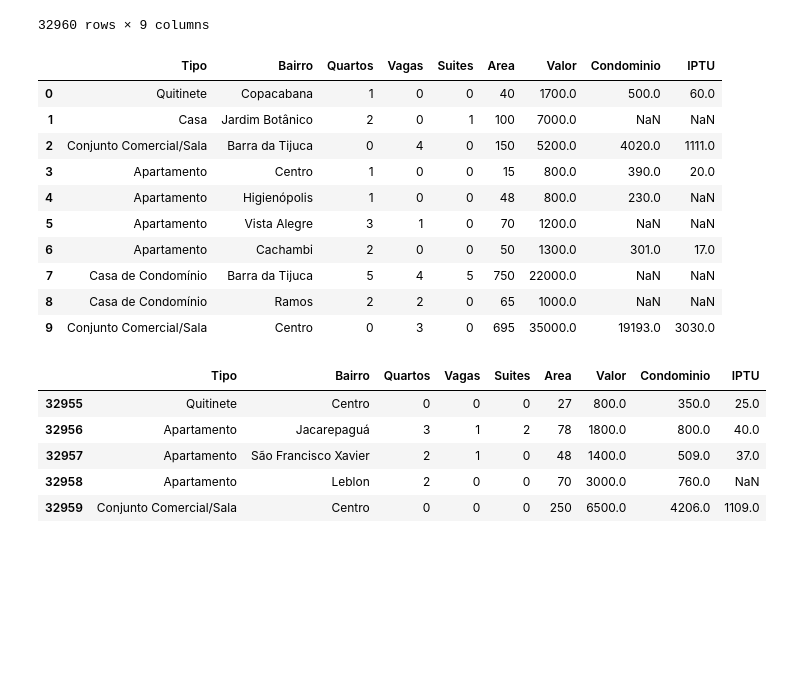
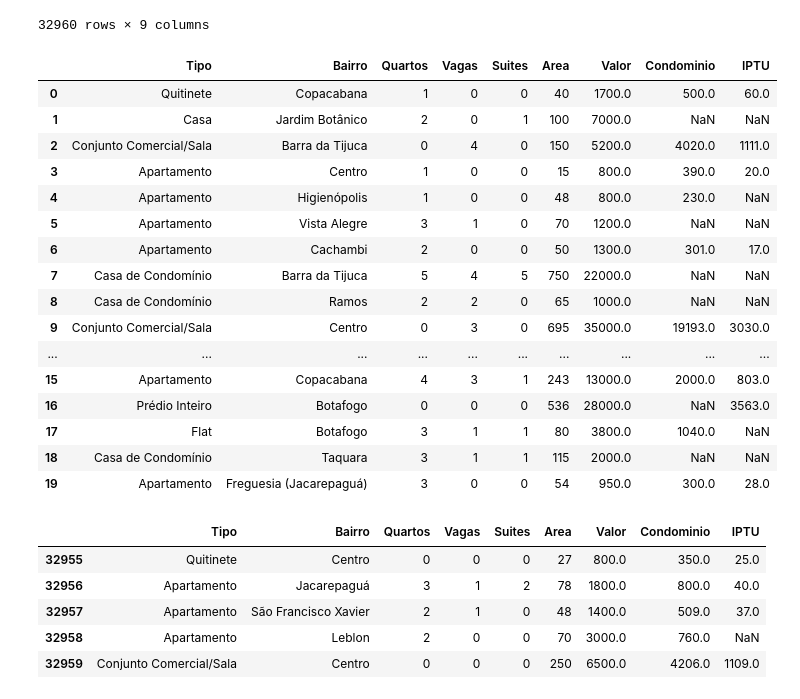
Before and after one commit to LuizWinsig/pandas-conhecendo-a-biblioteca, a Jupyter notebook: aula-1/projeto_imobiliaria_aula_1.ipynb, the cells around one changed output. Saved outputs shown, nothing was run; the diff lists cells and outputs as text; code cells hidden in the pictures; blank space fills up the shorter version.

Commit message:
dados

```diff
--- a/aula-1/projeto_imobiliaria_aula_1.ipynb
+++ b/aula-1/projeto_imobiliaria_aula_1.ipynb
@@ -57,19 +57,25 @@ dados
 | 32959 | Conjunto Comercial/Sala | Centro | 0 | 0 | 0 | 250 | 6500.0 | 4206.0 | 1109.0 |
 32960 rows × 9 columns
 # %%
-dados.head(10)
+dados.head(20)
 # %% [output]
 |  | Tipo | Bairro | Quartos | Vagas | Suites | Area | Valor | Condominio | IPTU |
 | 0 | Quitinete | Copacabana | 1 | 0 | 0 | 40 | 1700.0 | 500.0 | 60.0 |
 | 1 | Casa | Jardim Botânico | 2 | 0 | 1 | 100 | 7000.0 | NaN | NaN |
 | 2 | Conjunto Comercial/Sala | Barra da Tijuca | 0 | 4 | 0 | 150 | 5200.0 | 4020.0 | 1111.0 |
 | 3 | Apartamento | Centro | 1 | 0 | 0 | 15 | 800.0 | 390.0 | 20.0 |
 | 4 | Apartamento | Higienópolis | 1 | 0 | 0 | 48 | 800.0 | 230.0 | NaN |
 | 5 | Apartamento | Vista Alegre | 3 | 1 | 0 | 70 | 1200.0 | NaN | NaN |
 | 6 | Apartamento | Cachambi | 2 | 0 | 0 | 50 | 1300.0 | 301.0 | 17.0 |
 | 7 | Casa de Condomínio | Barra da Tijuca | 5 | 4 | 5 | 750 | 22000.0 | NaN | NaN |
 | 8 | Casa de Condomínio | Ramos | 2 | 2 | 0 | 65 | 1000.0 | NaN | NaN |
 | 9 | Conjunto Comercial/Sala | Centro | 0 | 3 | 0 | 695 | 35000.0 | 19193.0 | 3030.0 |
+| ... | ... | ... | ... | ... | ... | ... | ... | ... | ... |
+| 15 | Apartamento | Copacabana | 4 | 3 | 1 | 243 | 13000.0 | 2000.0 | 803.0 |
+| 16 | Prédio Inteiro | Botafogo | 0 | 0 | 0 | 536 | 28000.0 | NaN | 3563.0 |
+| 17 | Flat | Botafogo | 3 | 1 | 1 | 80 | 3800.0 | 1040.0 | NaN |
+| 18 | Casa de Condomínio | Taquara | 3 | 1 | 1 | 115 | 2000.0 | NaN | NaN |
+| 19 | Apartamento | Freguesia (Jacarepaguá) | 3 | 0 | 0 | 54 | 950.0 | 300.0 | 28.0 |
 # %%
 dados.tail()
 # %% [output]
```
Also changed, not shown: parts of 43 cells of this notebook, 2 other files.
